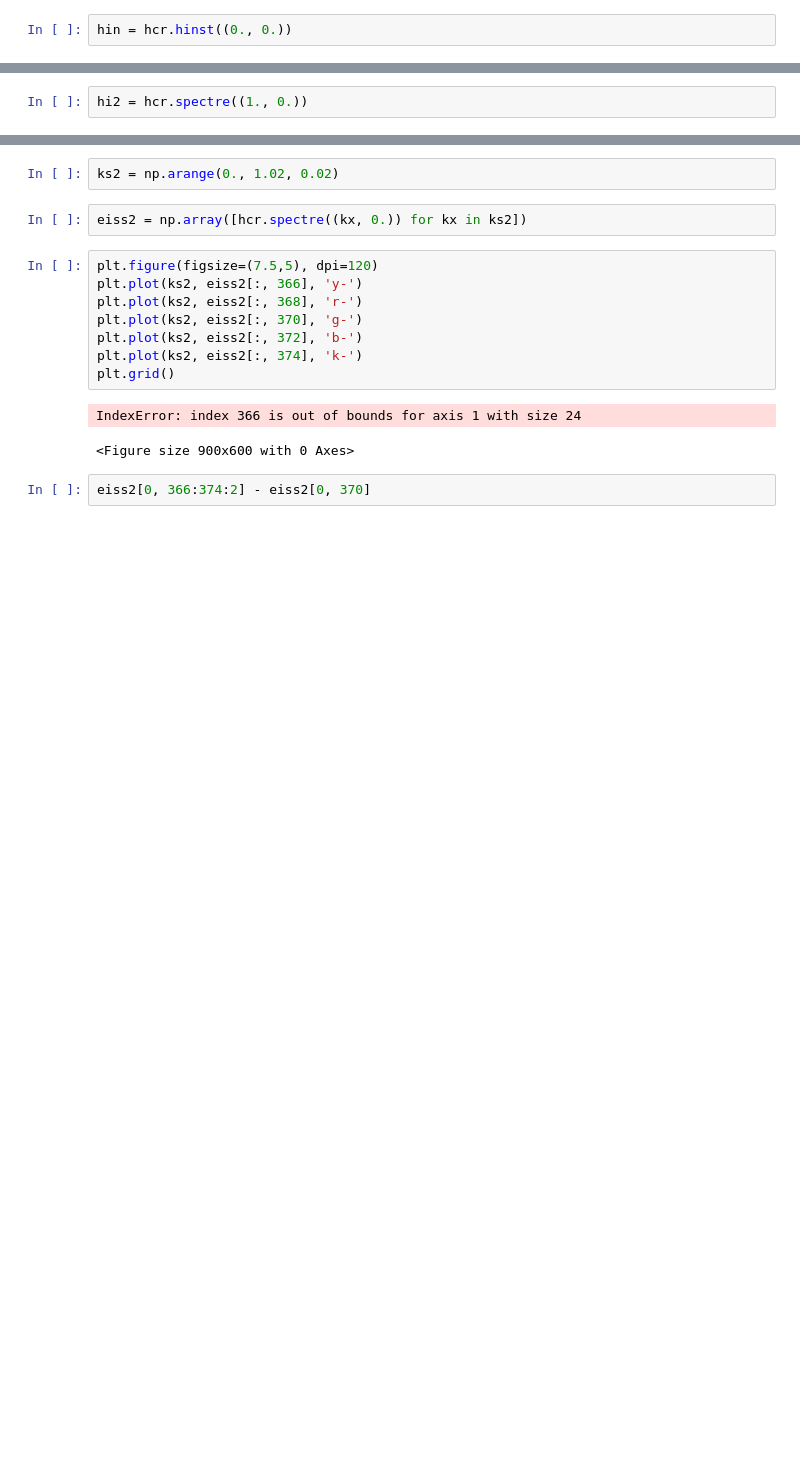
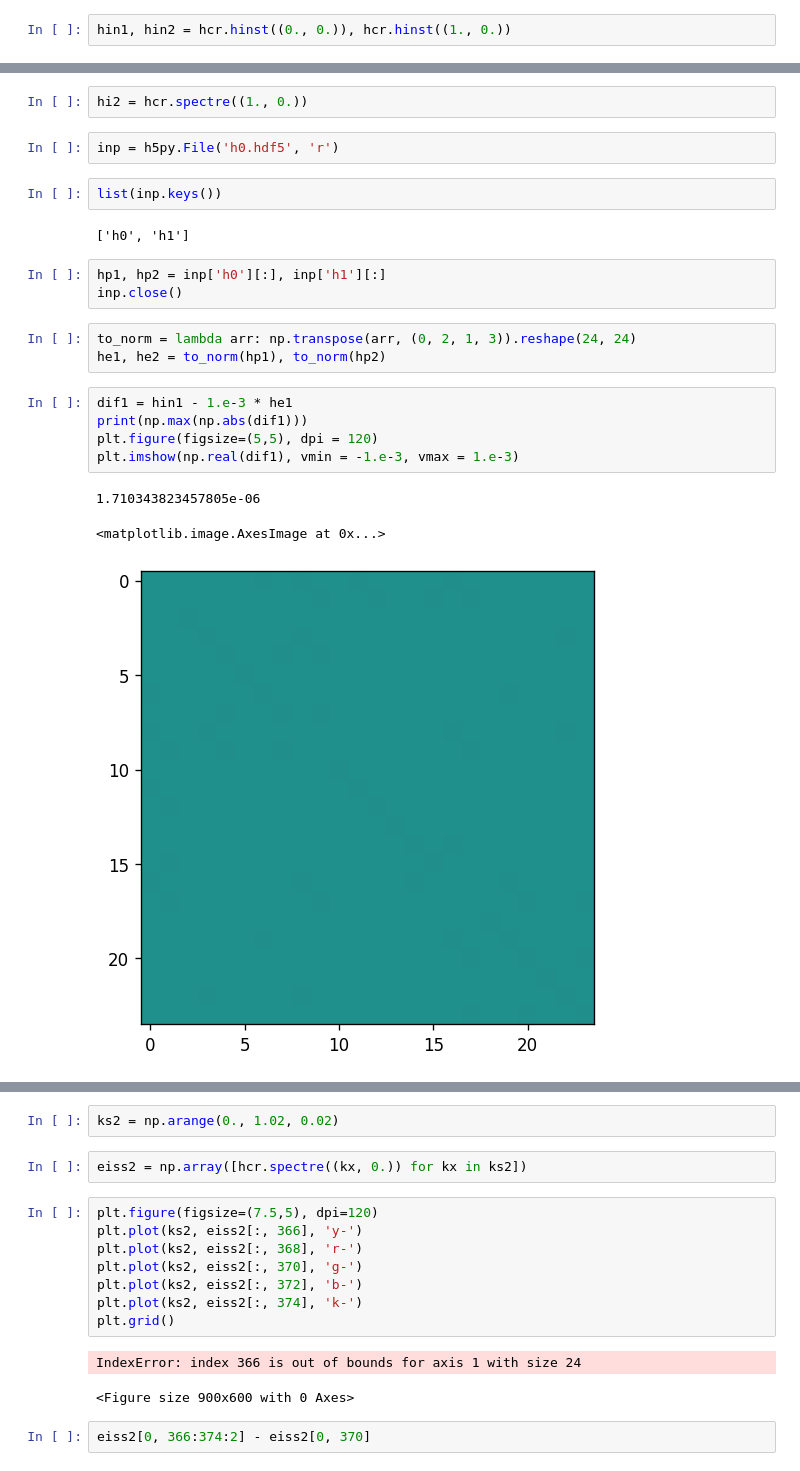
Before and after one commit to NeilKulikov/CppHgCdTe, a Jupyter notebook: interop/bindings/test.ipynb, the cells around one changed output, grey strips where cells are left out. Cells and saved outputs as stored; diff of their text form; blank space fills up the shorter version.

```diff
--- a/interop/bindings/test.ipynb
+++ b/interop/bindings/test.ipynb
@@ -17,4 +17,4 @@ mod = hgcdte.model(xs, ys)
 # %%
 hcr = hgcdte.hcore(mod, 3)
 # %%
-hin = hcr.hinst((0., 0.))
+hin1, hin2 = hcr.hinst((0., 0.)), hcr.hinst((1., 0.))
@@ -43,2 +29,23 @@ hi1 = hcr.spectre((0., 0.))
 # %%
 hi2 = hcr.spectre((1., 0.))
+# %%
+inp = h5py.File('h0.hdf5', 'r')
+# %%
+list(inp.keys())
+# %% [output]
+['h0', 'h1']
+# %%
+hp1, hp2 = inp['h0'][:], inp['h1'][:]
+inp.close()
+# %%
+to_norm = lambda arr: np.transpose(arr, (0, 2, 1, 3)).reshape(24, 24)
+he1, he2 = to_norm(hp1), to_norm(hp2)
+# %%
+dif1 = hin1 - 1.e-3 * he1
+print(np.max(np.abs(dif1)))
+plt.figure(figsize=(5,5), dpi = 120)
+plt.imshow(np.real(dif1), vmin = -1.e-3, vmax = 1.e-3)
+# %% [output]
+1.710343823457805e-06
+<matplotlib.image.AxesImage at 0x...>
+[figure, added]
```
Also changed, not shown: parts of 7 cells of this notebook, 8 other files.
